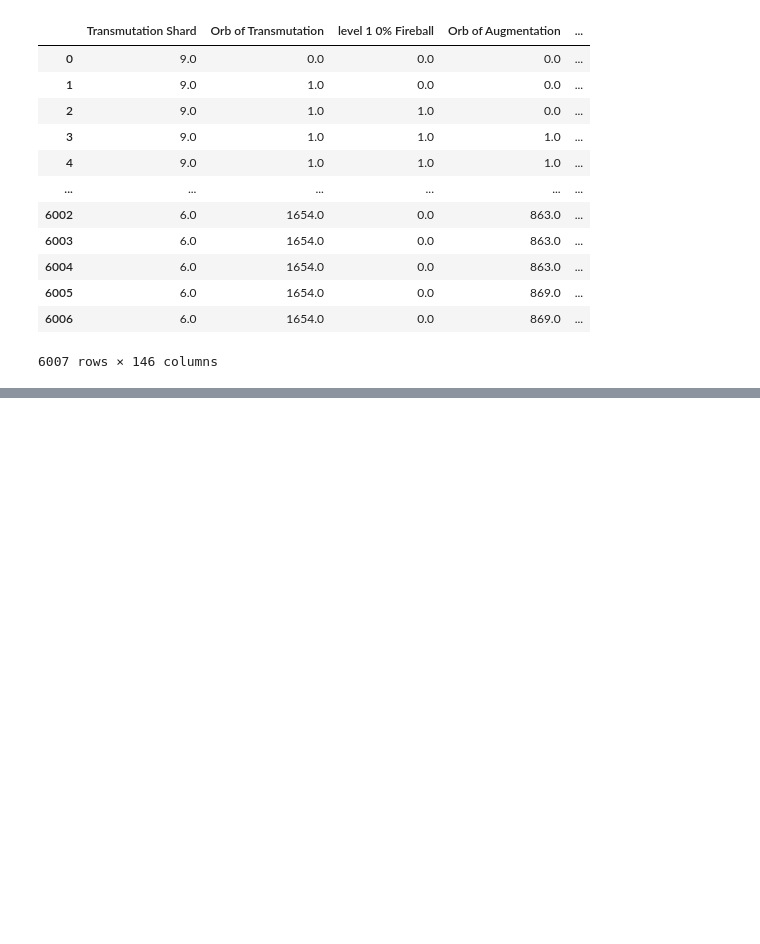
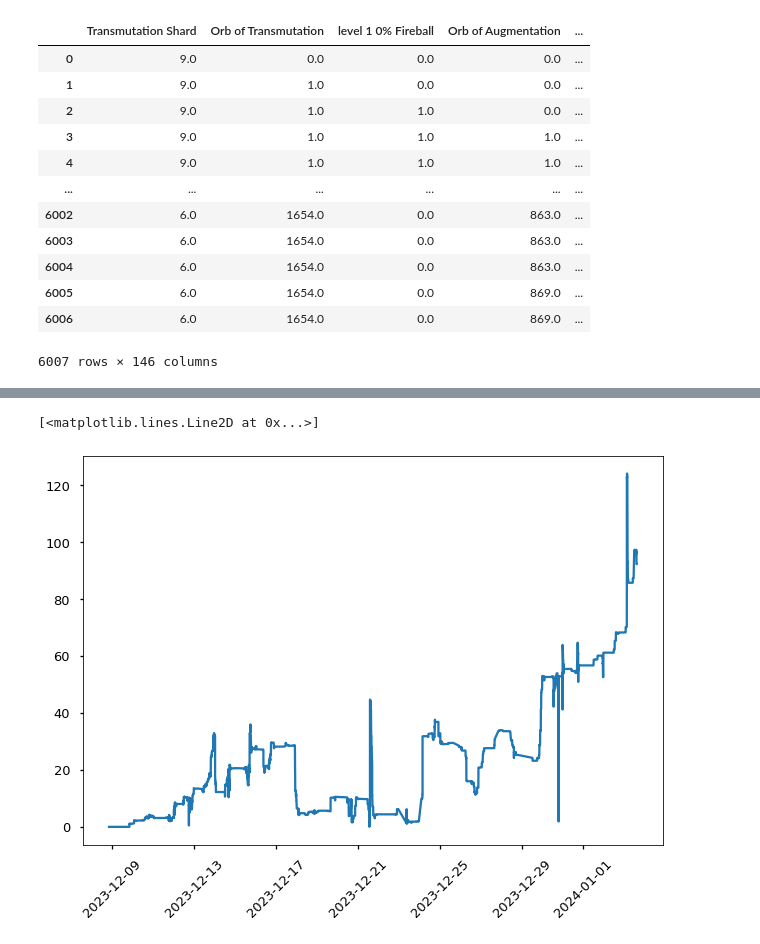
Before and after one commit to LucaTeodorescu/pathofexile-accounting, a Jupyter notebook: exploration.ipynb, the cells around one changed output, grey strips where cells are left out. Cells and saved outputs as stored; diff of their text form; code cells hidden in the pictures; blank space fills up the shorter version.

```diff
--- a/exploration.ipynb
+++ b/exploration.ipynb
@@ -339,0 +509,12 @@ def avg_onperiod(df, tdelta):
+# %%
+CurrencySeries = df_Stash["Chaos Orb"]/df_Stash["Datetime"].apply(getDivineRatio) + df_Stash["Divine Orb"]
+# %%
+CurrencySeries.fillna(0, inplace=True)
+# %%
+dates = mdates.date2num(df_Stash["Datetime"])
+plt.style.use('seaborn-talk')
+plt.xticks(rotation=45)
+plt.plot_date(dates, CurrencySeries, linestyle='solid', marker='None')
+# %% [output]
+[<matplotlib.lines.Line2D at 0x...>]
+[figure, added]
```
Also changed, not shown: parts of 20 cells of this notebook, 2 other files.
